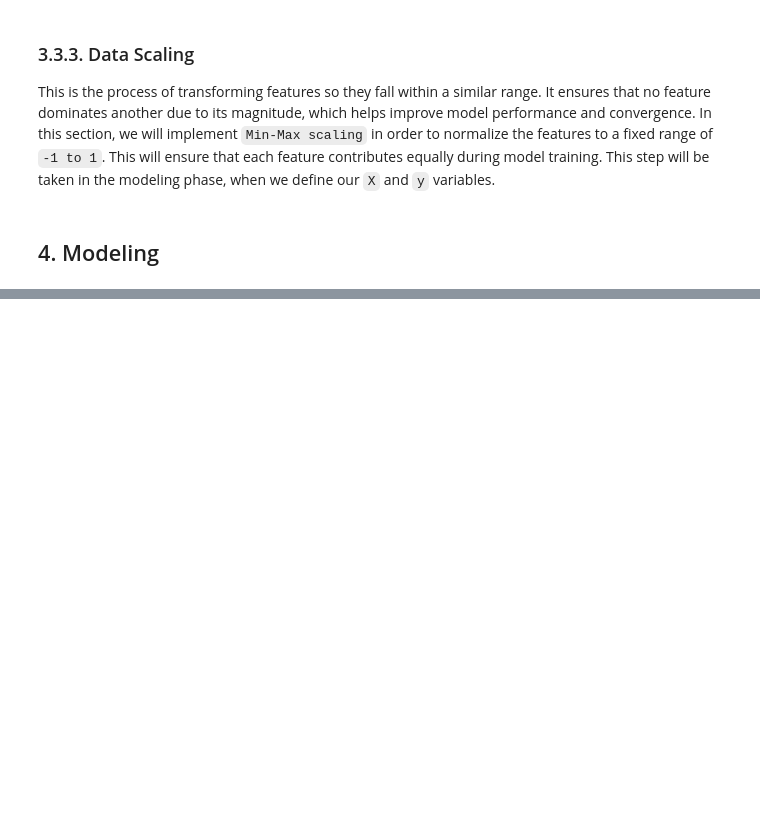
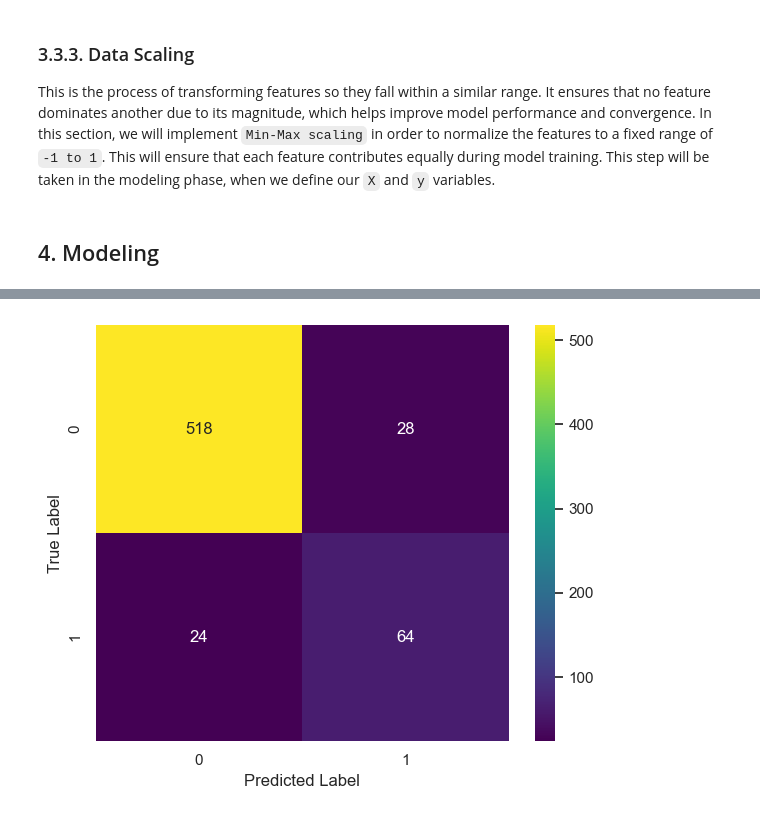
Before and after one commit to Patricknmaina/Phase-3-Project, a Jupyter notebook: index.ipynb, the cells around one changed output, grey strips where cells are left out. Saved outputs shown, nothing was run; the diff lists cells and outputs as text; code cells hidden in the pictures; blank space fills up the shorter version.

```diff
--- a/index.ipynb
+++ b/index.ipynb
@@ -891,0 +892,13 @@ plt.show();
+# %%
+# instantiate a random forest model
+ran_model = RandomForestClassifier(random_state=42)
+
+# fit the training data
+ran_model.fit(X_train_smote, y_train_smote)
+
+# make predictions on test set
+y_pred_ran = ran_model.predict(X_test_scaled)
+
+# compute the accuracy of the model
+ran_acc = accuracy_score(y_test, y_pred_ran)
+print("Random Forest model accuracy:", ran_acc)
@@ -891,0 +923,5 @@ plt.show();
+# %%
+# plot the confusion matrix
+plot_confusion_matrix(y_test, y_pred_ran, class_labels=[0, 1])
+# %% [output]
+[figure, added]
```
Also changed, not shown: parts of 63 cells of this notebook.
